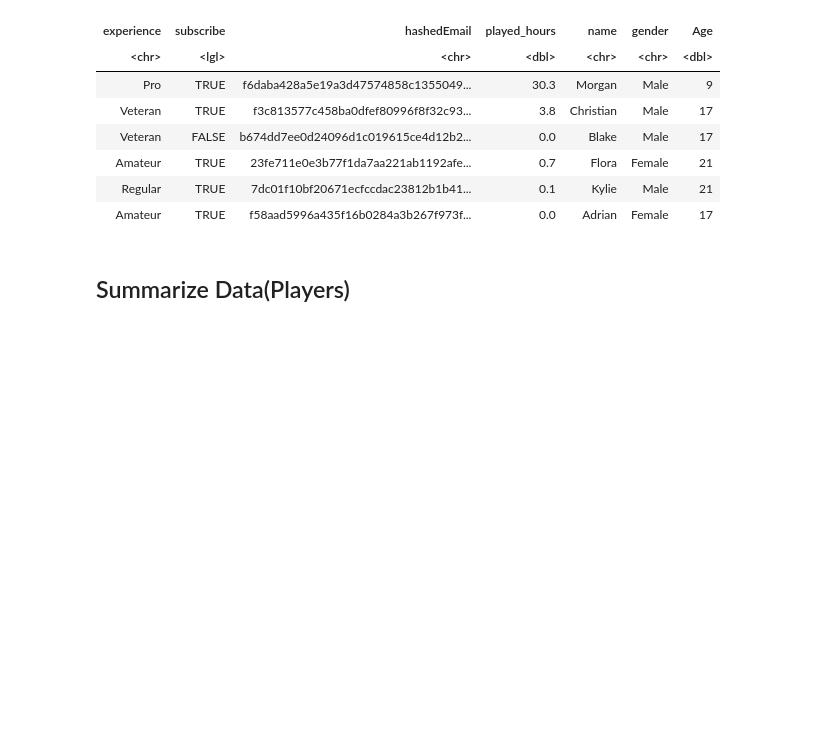
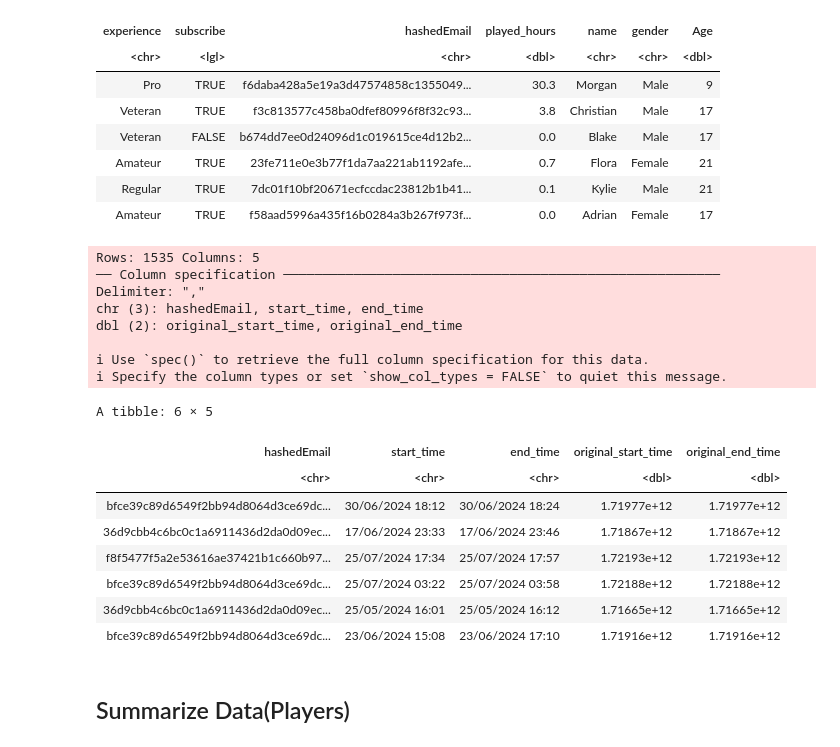
Before and after one commit to Yifan669/Project_individual_plan, a Jupyter notebook: individual project planning.ipynb, the cells around one changed output. Drawn from its saved outputs; the diff is of its cells as text; code cells hidden in the pictures; blank space fills up the shorter version.

Commit message:
Load session dataset
Load session dataset directly from Google Drive using read_csv()

```diff
--- a/individual project planning.ipynb
+++ b/individual project planning.ipynb
@@ -49,6 +49,28 @@ A tibble: 6 × 7
 | Amateur | TRUE | 23fe711e0e3b77f1da7aa221ab1192afe... | 0.7 | Flora | Female | 21 |
 | Regular | TRUE | 7dc01f10bf20671ecfccdac23812b1b41... | 0.1 | Kylie | Male | 21 |
 | Amateur | TRUE | f58aad5996a435f16b0284a3b267f973f... | 0.0 | Adrian | Female | 17 |
+# %%
+url = 'https://drive.google.com/uc?export=download&id=1u8Vt1ThdXgK9nXPrEIQgSFcsGSitQHPI'
+sessions <- read_csv(url)
+head(sessions)
+# %% [output]
+Rows: 1535 Columns: 5
+── Column specification ────────────────────────────────────────────────────────
+Delimiter: ","
+chr (3): hashedEmail, start_time, end_time
+dbl (2): original_start_time, original_end_time
+
+ℹ Use `spec()` to retrieve the full column specification for this data.
+ℹ Specify the column types or set `show_col_types = FALSE` to quiet this message.
+A tibble: 6 × 5
+| hashedEmail | start_time | end_time | original_start_time | original_end_time |
+| <chr> | <chr> | <chr> | <dbl> | <dbl> |
+| bfce39c89d6549f2bb94d8064d3ce69dc... | 30/06/2024 18:12 | 30/06/2024 18:24 | 1.71977e+12 | 1.71977e+12 |
+| 36d9cbb4c6bc0c1a6911436d2da0d09ec... | 17/06/2024 23:33 | 17/06/2024 23:46 | 1.71867e+12 | 1.71867e+12 |
+| f8f5477f5a2e53616ae37421b1c660b97... | 25/07/2024 17:34 | 25/07/2024 17:57 | 1.72193e+12 | 1.72193e+12 |
+| bfce39c89d6549f2bb94d8064d3ce69dc... | 25/07/2024 03:22 | 25/07/2024 03:58 | 1.72188e+12 | 1.72188e+12 |
+| 36d9cbb4c6bc0c1a6911436d2da0d09ec... | 25/05/2024 16:01 | 25/05/2024 16:12 | 1.71665e+12 | 1.71665e+12 |
+| bfce39c89d6549f2bb94d8064d3ce69dc... | 23/06/2024 15:08 | 23/06/2024 17:10 | 1.71916e+12 | 1.71916e+12 |
 # %% [markdown]
 ## Summarize Data(Players)
 # %%
```
Also changed, not shown: parts of 3 cells of this notebook.
